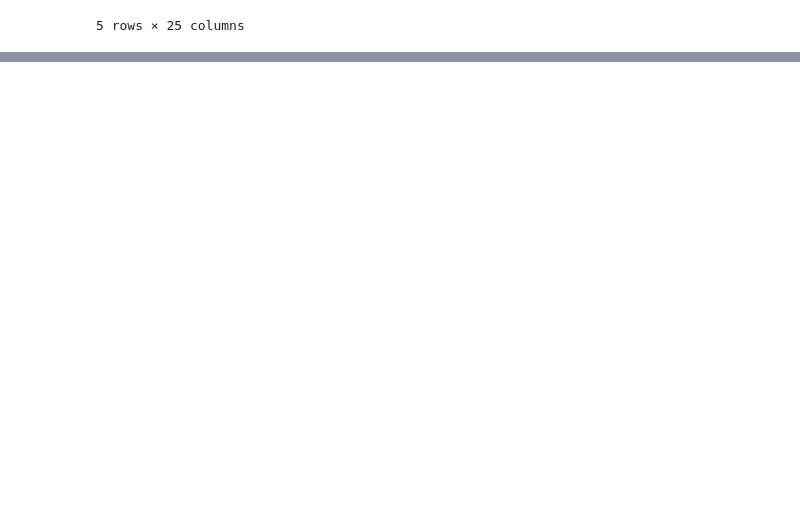
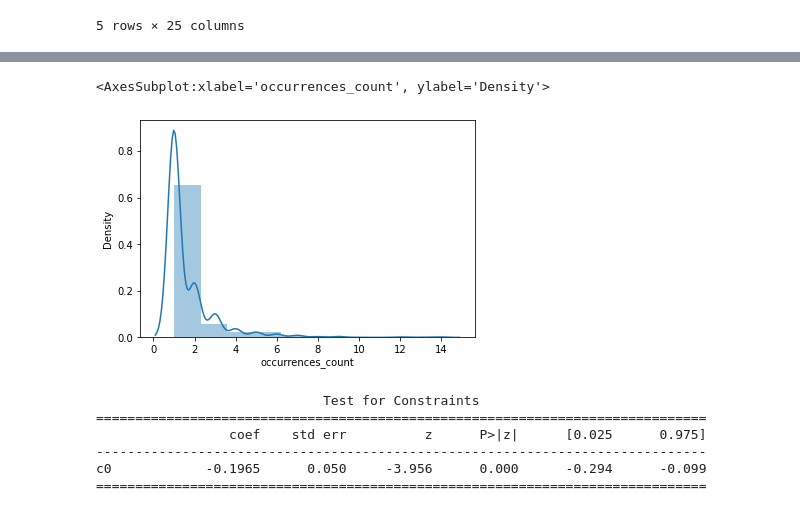
Before and after one commit to danielquer/ironhack-project-2, a Jupyter notebook: Project2_first.ipynb, the cells around one changed output, grey strips where cells are left out. Drawn from its saved outputs; the diff is of its cells as text; code cells hidden in the pictures; blank space fills up the shorter version.

```diff
--- a/Project2_first.ipynb
+++ b/Project2_first.ipynb
@@ -391,0 +575,21 @@ sns.distplot(df[(df.event_name=="sv__Libraries") & (df.occurrences_count < 20)][
+# %%
+sns.distplot(df2[(df2.event_name=="TryToBuyNewPAct") & (df2.occurrences_count < 20)]["occurrences_count"],bins=10)
+# %% [output]
+<AxesSubplot:xlabel='occurrences_count', ylabel='Density'>
+[figure, added]
+# %%
+r = np.zeros_like(model.params)
+r[1] = 1
+r[18] = -1
+T_test = model.t_test(r)
+print(T_test)
+
+#hypothesis test, average of 2 things are equal, coeffiecients are also average
+#pair-wise
+# %% [output]
+                             Test for Constraints
+==============================================================================
+                 coef    std err          z      P>|z|      [0.025      0.975]
+------------------------------------------------------------------------------
+c0            -0.1965      0.050     -3.956      0.000      -0.294      -0.099
+==============================================================================
```
Also changed, not shown: parts of 18 cells of this notebook.
